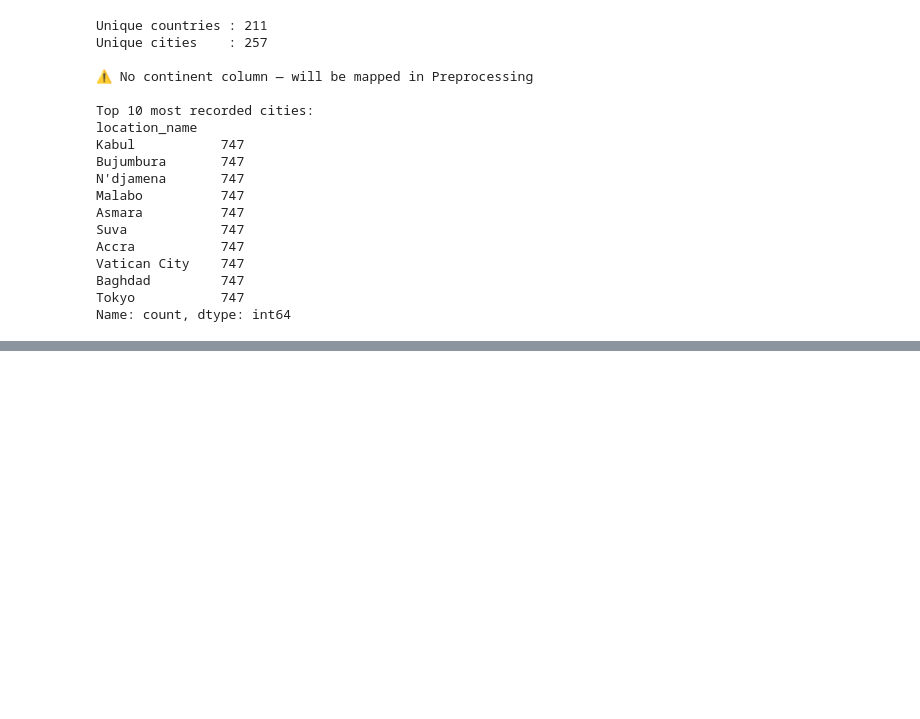
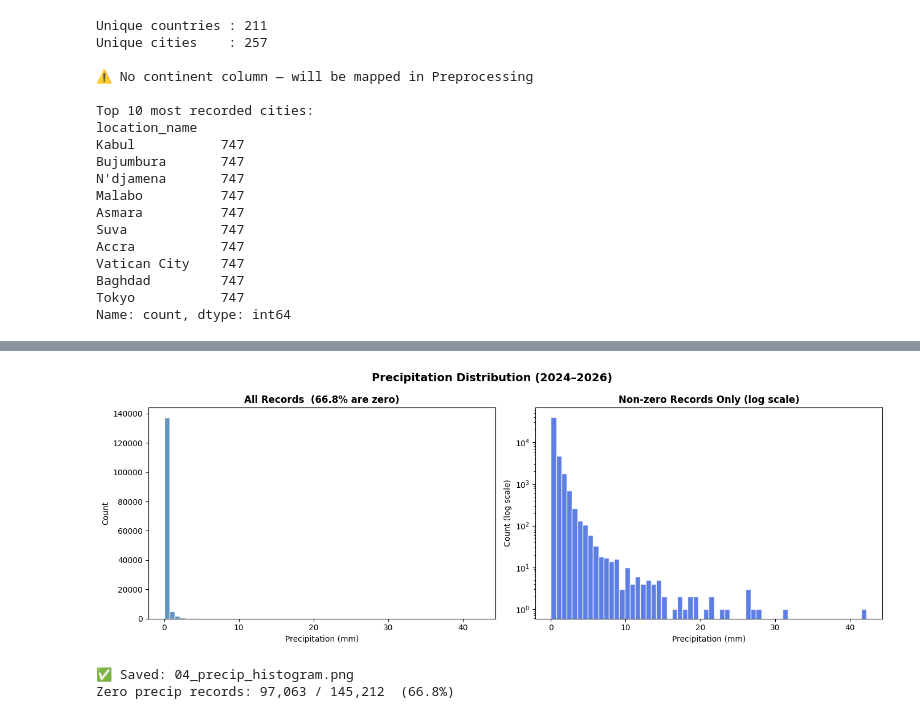
Before and after one commit to Rehaan-2006/weather-trend-forecasting, a Jupyter notebook: notebooks/01_eda.ipynb, the cells around one changed output, grey strips where cells are left out. Saved outputs shown, nothing was run; the diff lists cells and outputs as text; code cells hidden in the pictures; blank space fills up the shorter version.

```diff
--- a/notebooks/01_eda.ipynb
+++ b/notebooks/01_eda.ipynb
@@ -114,0 +291,27 @@ Name: count, dtype: int64
+# %%
+precip_nonzero = df[df['precip_mm'] > 0]['precip_mm']
+zero_pct = (df['precip_mm'] == 0).mean() * 100
+
+fig, axes = plt.subplots(1, 2, figsize=(14, 5))
+
+axes[0].hist(df['precip_mm'], bins=60, color='steelblue', edgecolor='white', alpha=0.85)
+axes[0].set_title(f'All Records  ({zero_pct:.1f}% are zero)', fontsize=12, fontweight='bold')
+axes[0].set_xlabel('Precipitation (mm)')
+axes[0].set_ylabel('Count')
+
+axes[1].hist(precip_nonzero, bins=60, color='royalblue', edgecolor='white', alpha=0.85)
+axes[1].set_title('Non-zero Records Only (log scale)', fontsize=12, fontweight='bold')
+axes[1].set_xlabel('Precipitation (mm)')
+axes[1].set_yscale('log')
+axes[1].set_ylabel('Count (log scale)')
+
+plt.suptitle('Precipitation Distribution (2024–2026)', fontsize=14, fontweight='bold')
+plt.tight_layout()
+plt.savefig('../outputs/04_precip_histogram.png', dpi=150)
+plt.show()
+print(f"✅ Saved: 04_precip_histogram.png")
+print(f"Zero precip records: {(df['precip_mm']==0).sum():,} / {len(df):,}  ({zero_pct:.1f}%)")
+# %% [output]
+[figure, added]
+✅ Saved: 04_precip_histogram.png
+Zero precip records: 97,063 / 145,212  (66.8%)
```
Also changed, not shown: parts of 5 cells of this notebook.
